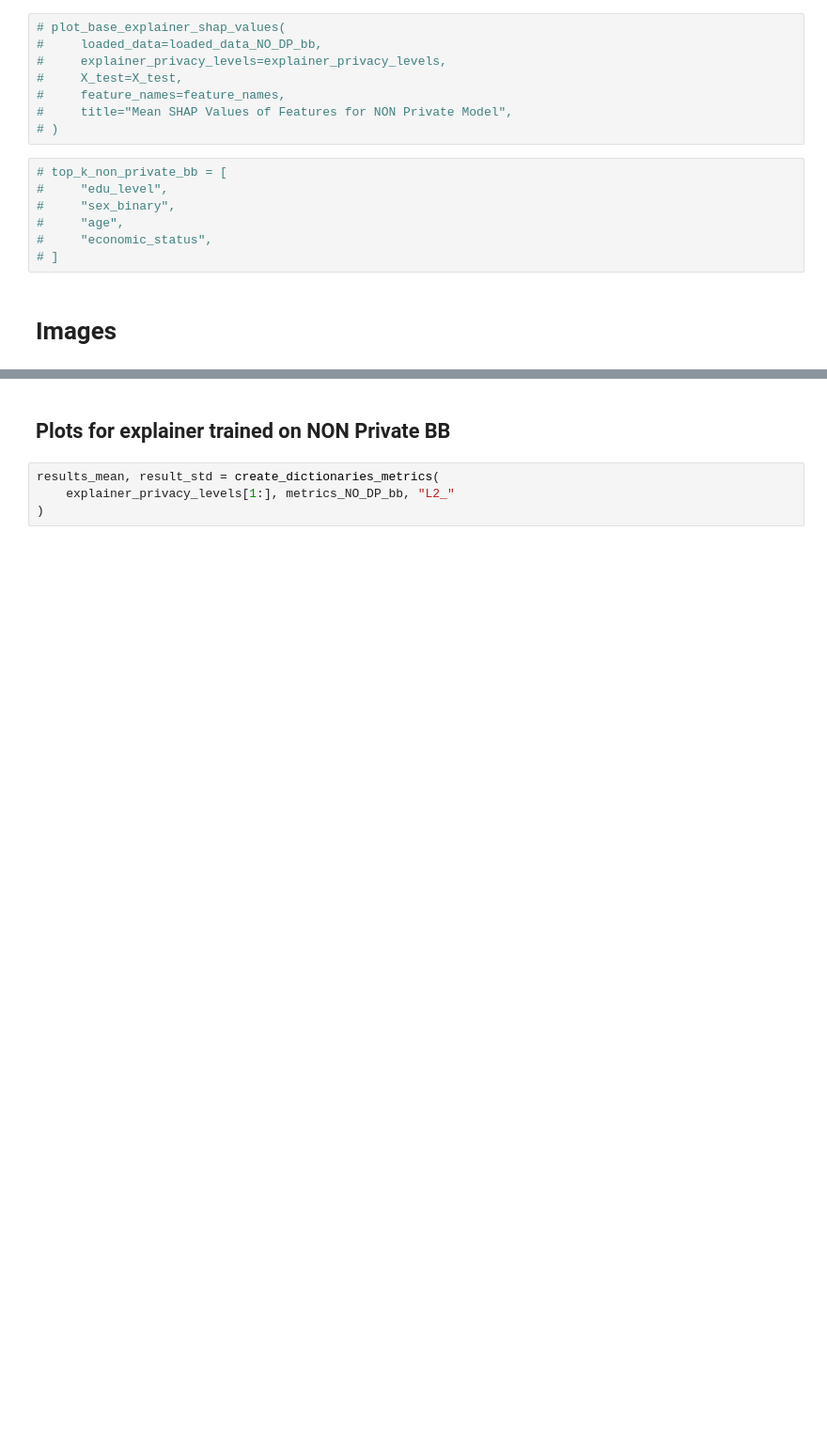
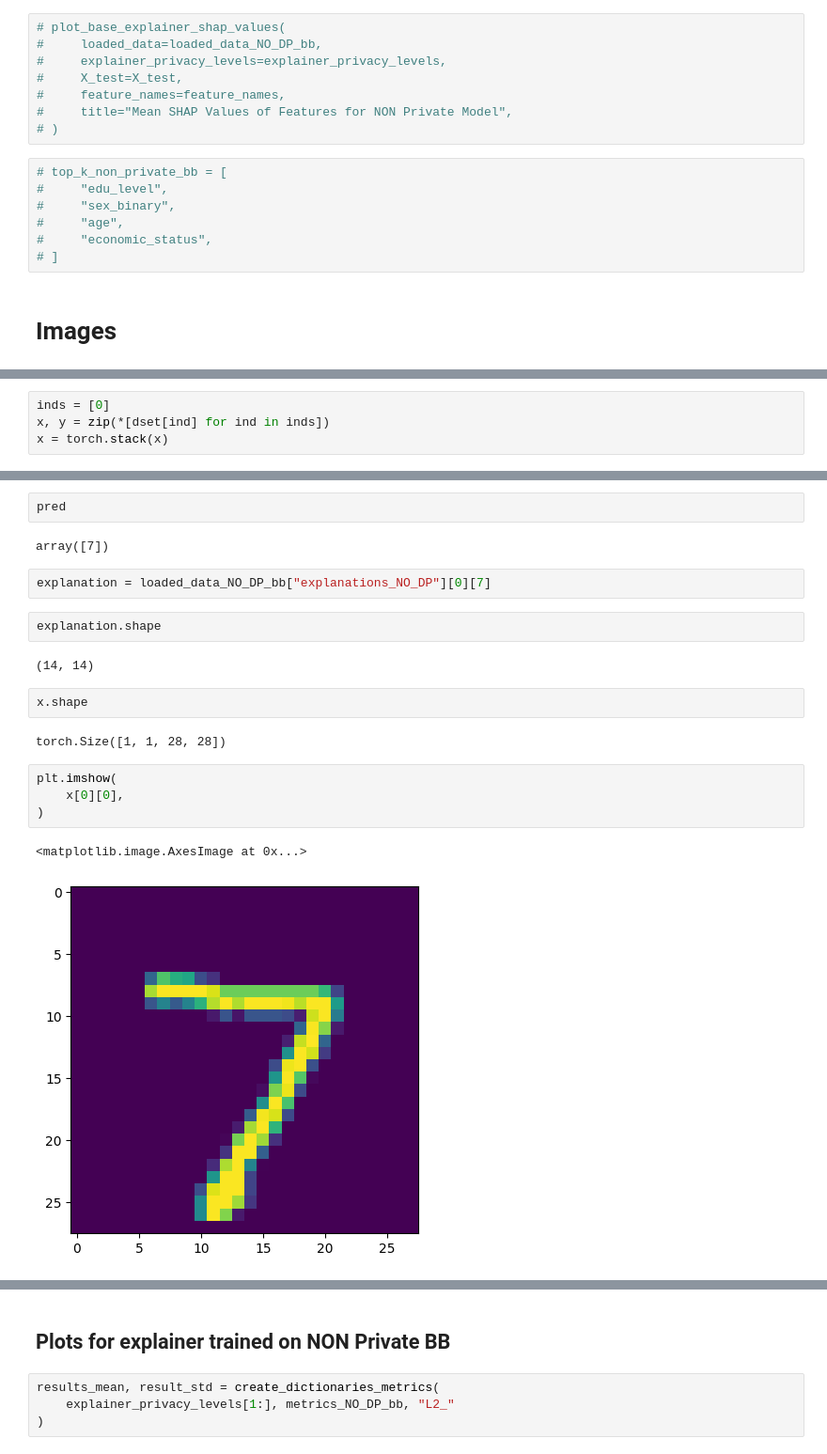
Before and after one commit to lucacorbucci/fastshap_plusplus, a Jupyter notebook: plots/plots_mnist.ipynb, the cells around one changed output, grey strips where cells are left out. Shown at 94% size. Saved outputs shown, nothing was run; the diff lists cells and outputs as text; blank space fills up the shorter version.

```diff
--- a/plots/plots_mnist.ipynb
+++ b/plots/plots_mnist.ipynb
@@ -556,0 +1072,4 @@ get_explanations(
+# %%
+inds = [0]
+x, y = zip(*[dset[ind] for ind in inds])
+x = torch.stack(x)
@@ -556,0 +1091,21 @@ get_explanations(
+# %%
+pred
+# %% [output]
+array([7])
+# %%
+explanation = loaded_data_NO_DP_bb["explanations_NO_DP"][0][7]
+# %%
+explanation.shape
+# %% [output]
+(14, 14)
+# %%
+x.shape
+# %% [output]
+torch.Size([1, 1, 28, 28])
+# %%
+plt.imshow(
+    x[0][0],
+)
+# %% [output]
+<matplotlib.image.AxesImage at 0x...>
+[figure, added]
```
Also changed, not shown: parts of 52 cells of this notebook, 1 other file.
